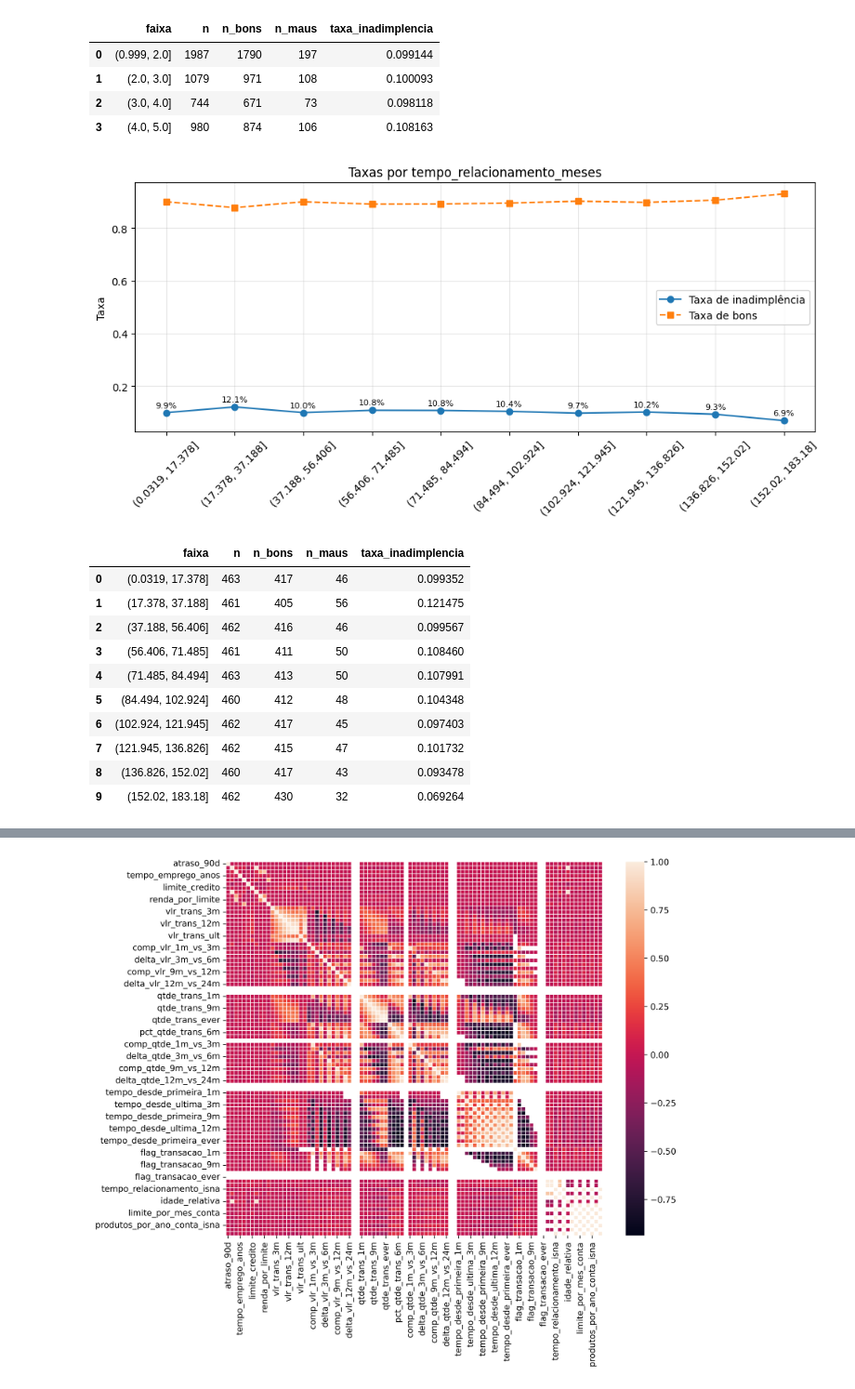
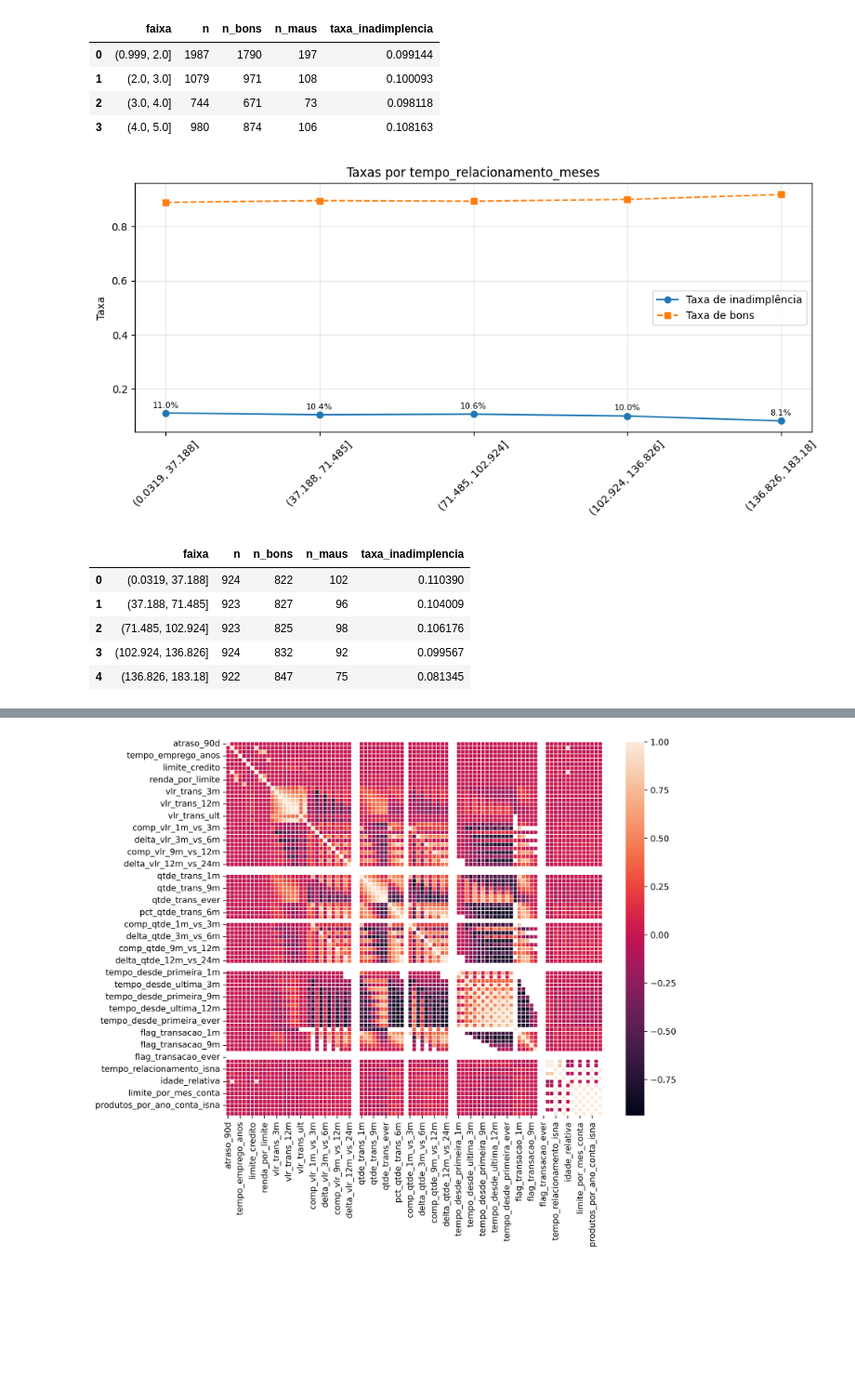
Before and after one commit to matheus-oscar/modelo_pd_2025, a Jupyter notebook: notebooks/case_PD.ipynb, the cells around one changed output, grey strips where cells are left out. Shown at 93% size. Drawn from its saved outputs; the diff is of its cells as text; code cells hidden in the pictures; blank space fills up the shorter version.

```diff
--- a/notebooks/case_PD.ipynb
+++ b/notebooks/case_PD.ipynb
@@ -331,19 +313,14 @@ plot_inad_var(abt, "qtde_produtos", target="atraso_90d", bins=10)
 | 2 | (3.0, 4.0] | 744 | 671 | 73 | 0.098118 |
 | 3 | (4.0, 5.0] | 980 | 874 | 106 | 0.108163 |
 # %%
-plot_inad_var(abt, "tempo_relacionamento_meses", target="atraso_90d", bins=10)
+plot_inad_var(abt, "tempo_relacionamento_meses", target="atraso_90d", bins=5)
 # %% [output]
-[figure, old version]
+[figure, new version]
 |  | faixa | n | n_bons | n_maus | taxa_inadimplencia |
-| 0 | (0.0319, 17.378] | 463 | 417 | 46 | 0.099352 |
-| 1 | (17.378, 37.188] | 461 | 405 | 56 | 0.121475 |
-| 2 | (37.188, 56.406] | 462 | 416 | 46 | 0.099567 |
-| 3 | (56.406, 71.485] | 461 | 411 | 50 | 0.108460 |
-| 4 | (71.485, 84.494] | 463 | 413 | 50 | 0.107991 |
-| 5 | (84.494, 102.924] | 460 | 412 | 48 | 0.104348 |
-| 6 | (102.924, 121.945] | 462 | 417 | 45 | 0.097403 |
-| 7 | (121.945, 136.826] | 462 | 415 | 47 | 0.101732 |
-| 8 | (136.826, 152.02] | 460 | 417 | 43 | 0.093478 |
-| 9 | (152.02, 183.18] | 462 | 430 | 32 | 0.069264 |
+| 0 | (0.0319, 37.188] | 924 | 822 | 102 | 0.110390 |
+| 1 | (37.188, 71.485] | 923 | 827 | 96 | 0.104009 |
+| 2 | (71.485, 102.924] | 923 | 825 | 98 | 0.106176 |
+| 3 | (102.924, 136.826] | 924 | 832 | 92 | 0.099567 |
+| 4 | (136.826, 183.18] | 922 | 847 | 75 | 0.081345 |
 # %%
 corr = abt.drop(columns=['id_cliente', 'data_referencia', 'data_abertura_conta', 'mes_abertura_conta','mes_safra', 'estado_civil']).corr(method = 'pearson')
```
Also changed, not shown: parts of 41 cells of this notebook, 3 other files.
